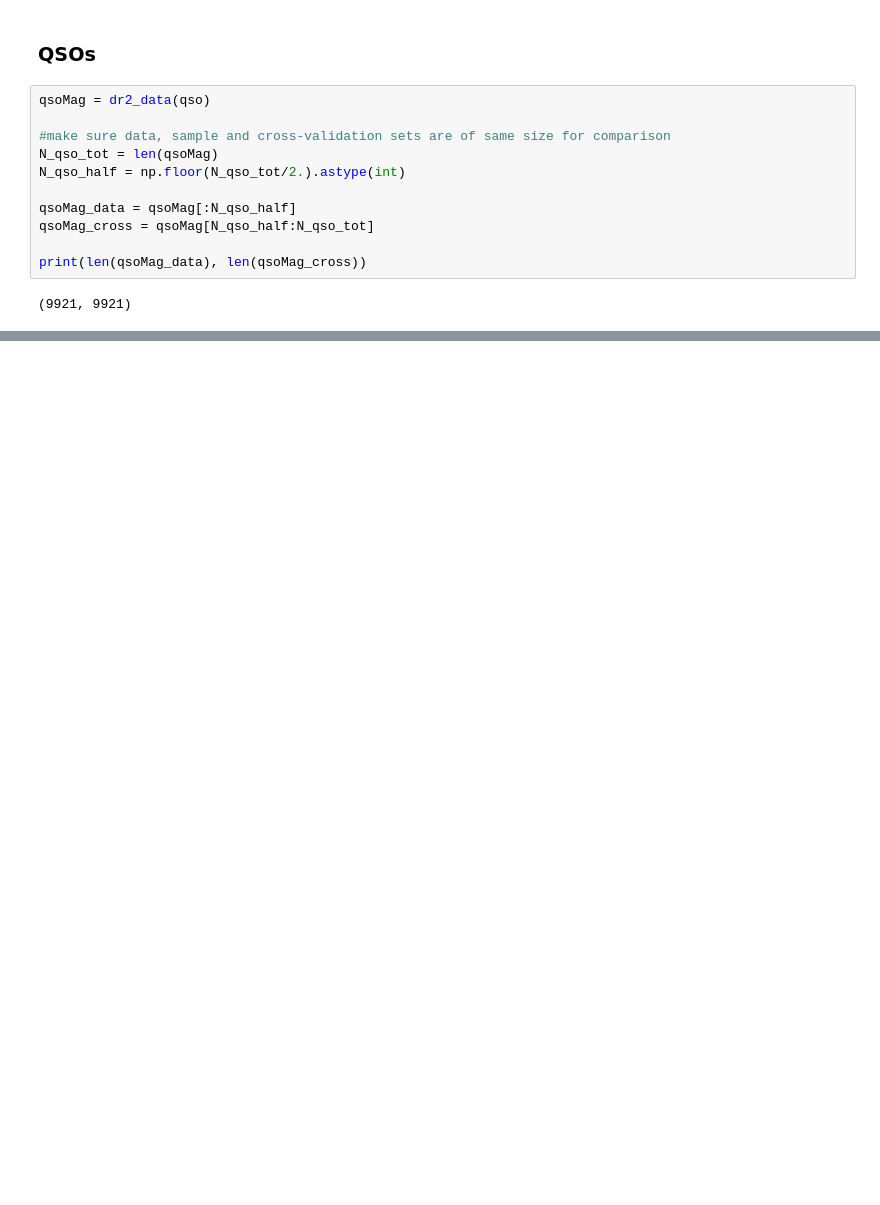
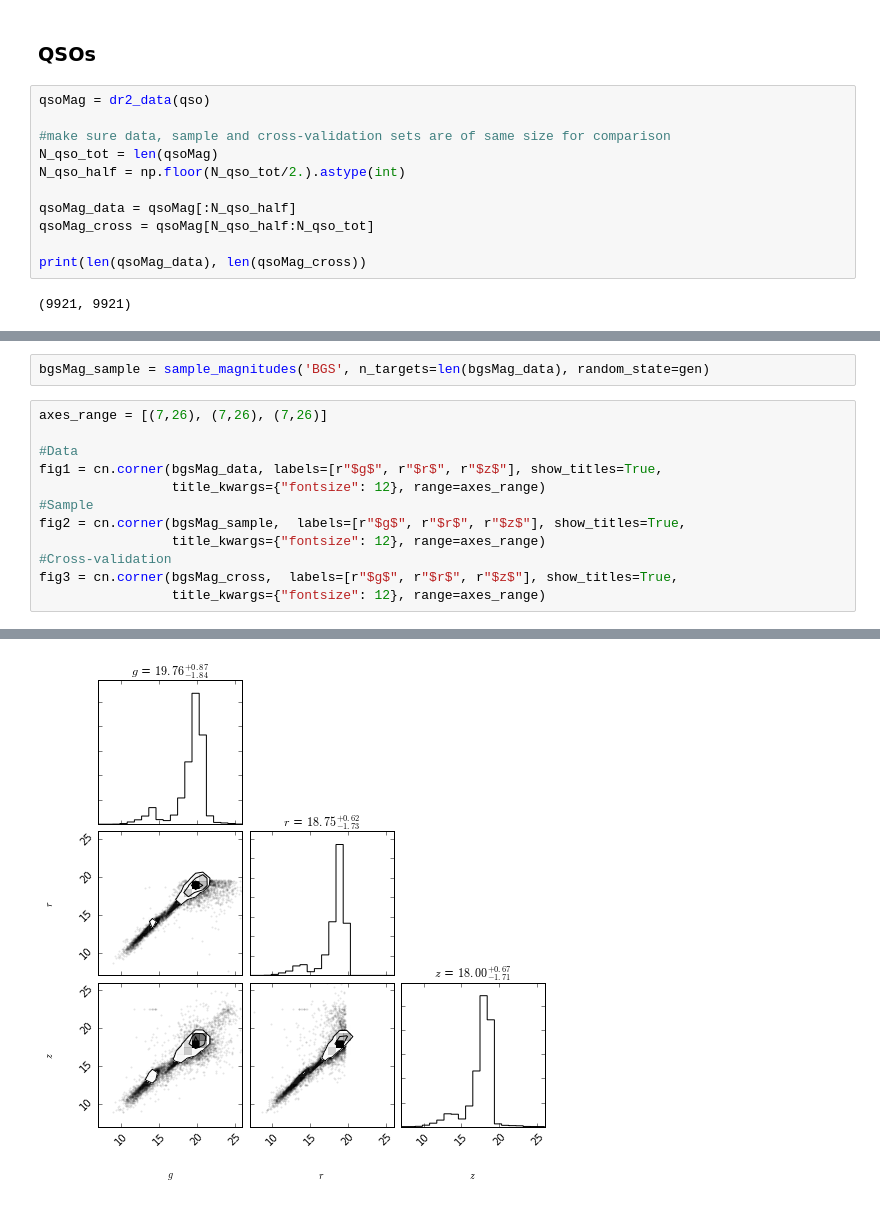
Before and after one commit to desihub/desitarget, a Jupyter notebook: doc/dr2_mag_distributions.ipynb, the cells around one changed output, grey strips where cells are left out. Saved outputs shown, nothing was run; the diff lists cells and outputs as text; blank space fills up the shorter version.

```diff
--- a/doc/dr2_mag_distributions.ipynb
+++ b/doc/dr2_mag_distributions.ipynb
@@ -262,0 +301,15 @@ fig3 = cn.corner(qsoMag_cross, show_titles=True, title_kwargs={"fontsize": 12},
+# %%
+bgsMag_sample = sample_magnitudes('BGS', n_targets=len(bgsMag_data), random_state=gen)
+# %%
+axes_range = [(7,26), (7,26), (7,26)]
+
+#Data
+fig1 = cn.corner(bgsMag_data, labels=[r"$g$", r"$r$", r"$z$"], show_titles=True,
+                 title_kwargs={"fontsize": 12}, range=axes_range)
+#Sample
+fig2 = cn.corner(bgsMag_sample,  labels=[r"$g$", r"$r$", r"$z$"], show_titles=True,
+                 title_kwargs={"fontsize": 12}, range=axes_range)
+#Cross-validation
+fig3 = cn.corner(bgsMag_cross,  labels=[r"$g$", r"$r$", r"$z$"], show_titles=True,
+                 title_kwargs={"fontsize": 12}, range=axes_range)
+# %% [output]
@@ -262,0 +318 @@ fig3 = cn.corner(qsoMag_cross, show_titles=True, title_kwargs={"fontsize": 12},
+[figure, added]
```
Also changed, not shown: parts of 17 cells of this notebook, 3 other files.
